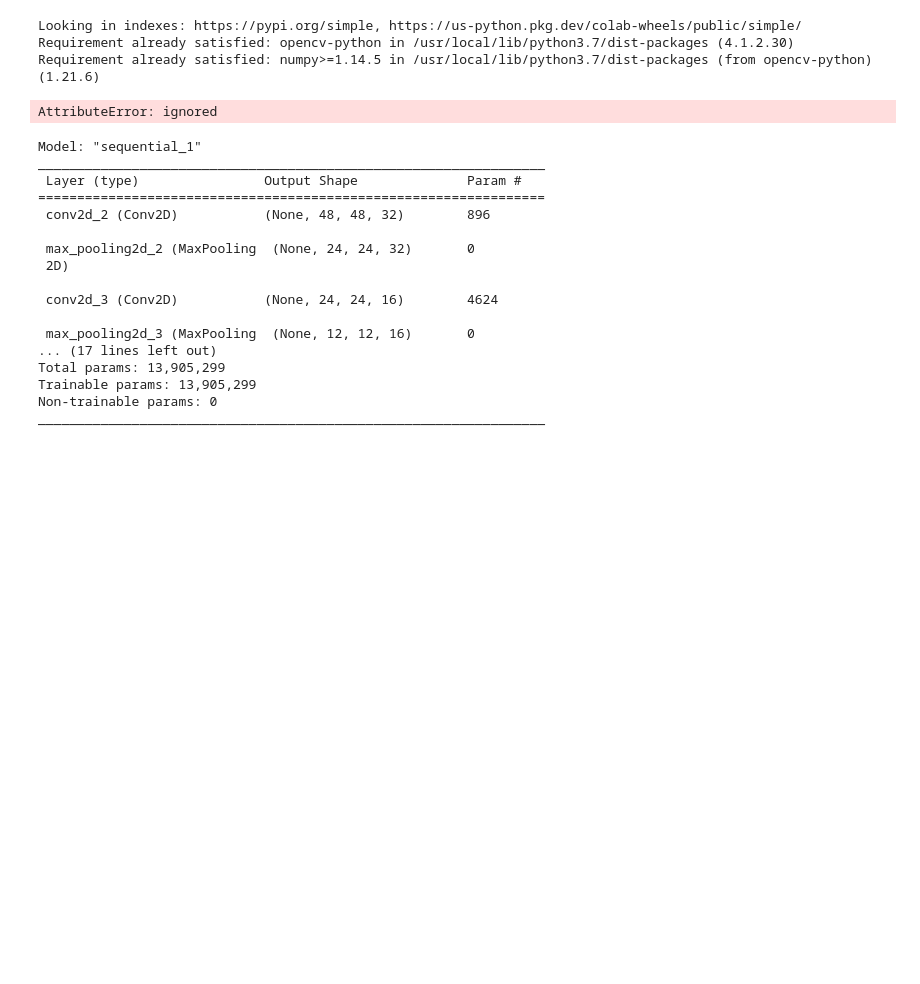
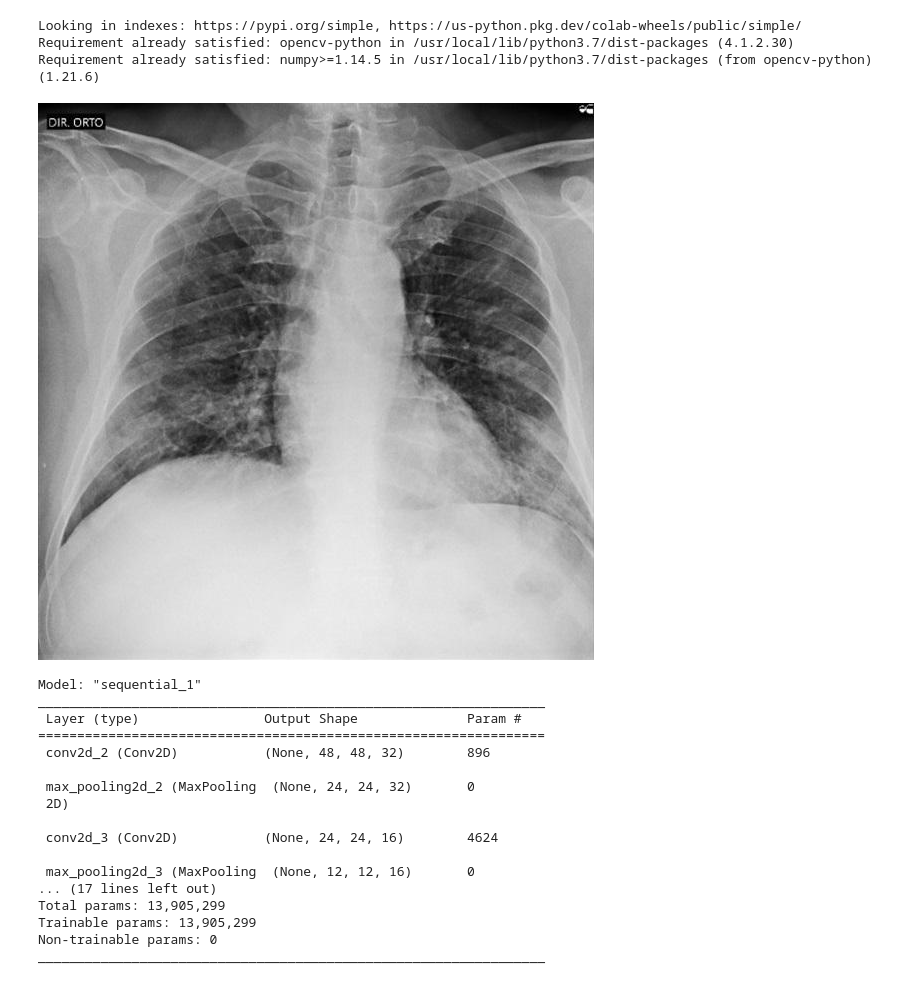
Before and after one commit to raghavanpartha/FirstApp, a Jupyter notebook: CNN_Lung_infection_prediction_raj.ipynb, the cells around one changed output. Cells and saved outputs as stored; diff of their text form; code cells hidden in the pictures; blank space fills up the shorter version.

```diff
--- a/CNN_Lung_infection_prediction_raj.ipynb
+++ b/CNN_Lung_infection_prediction_raj.ipynb
@@ -90,18 +90,25 @@ Looking in indexes: https://pypi.org/simple, https://us-python.pkg.dev/colab-whe
 Requirement already satisfied: opencv-python in /usr/local/lib/python3.7/dist-packages (4.1.2.30)
 Requirement already satisfied: numpy>=1.14.5 in /usr/local/lib/python3.7/dist-packages (from opencv-python) (1.21.6)
 # %%
-#import cv2
-from google.colab.patches import cv2_imshow
+import cv2
 import numpy as np
 
-cv2_imshow('./data_Lungs/train/Healthy/01.jpeg')
+from google.colab.patches import cv2_imshow
+img = cv2.imread('COVID-00012.jpg')
+cv2_imshow(img)
 
-while True:
-    k = cv2_imshow.waitKey(0) & 0xFF
-    if k == 27: break             # ESC key to exit
-cv2_imshow.destroyAllWindows()
+#import matplotlib.image as mpimg
+#from matplotlib.pyplot import imshow
+#%matplotlib inline
+#testim = mpimg.imread('COVID-00012.jpg')
+#imshow(testim)
+
+#while True:
+#    k = cv2_imshow.waitKey(0) & 0xFF
+#    if k == 27: break             # ESC key to exit
+#cv2_imshow.destroyAllWindows()
 # %% [output]
-AttributeError: ignored
+[figure, added]
 # %%
 # ARchitect the model
 
```
Also changed, not shown: parts of 7 cells of this notebook.
